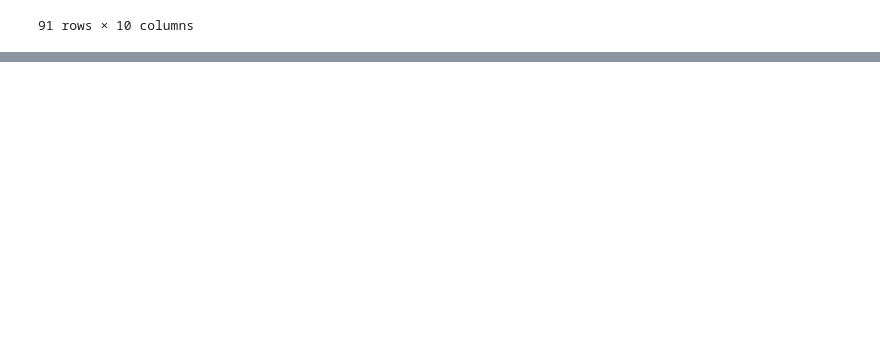
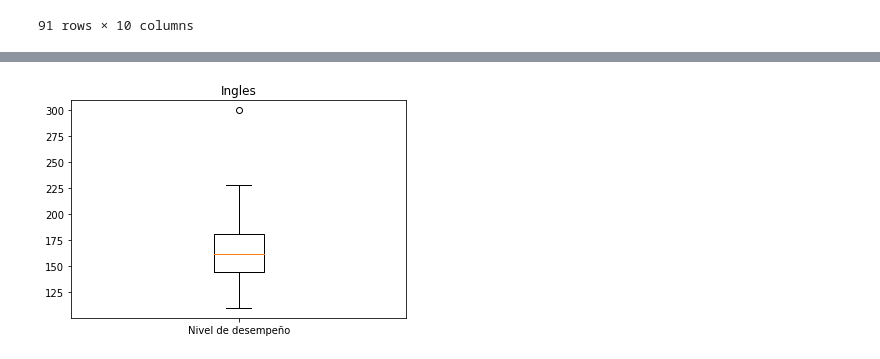
Before and after one commit to sebastianvelandia/visualizacion, a Jupyter notebook: Trabajo 1.ipynb, the cells around one changed output, grey strips where cells are left out. Cells and saved outputs as stored; diff of their text form; code cells hidden in the pictures; blank space fills up the shorter version.

```diff
--- a/Trabajo 1.ipynb
+++ b/Trabajo 1.ipynb
@@ -73,0 +87,10 @@ Name: MOD_RAZONA_CUANTITAT_PUNT, dtype: int64
+# %%
+#Grafica de boxplot variable Ingles
+y = df['MOD_INGLES_PUNT'][0:91]
+
+plt.boxplot(y)
+plt.title('Ingles')
+plt.xticks([1],['Nivel de desempeño'])
+plt.show()
+# %% [output]
+[figure, added]
```
Also changed, not shown: parts of 12 cells of this notebook.
